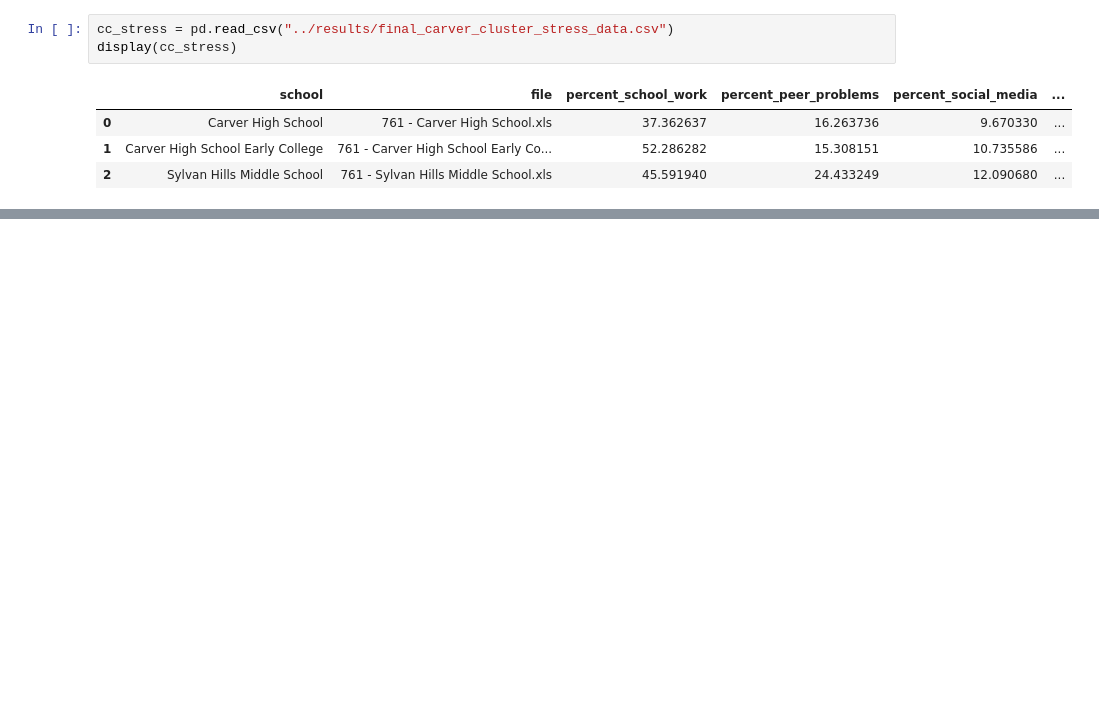
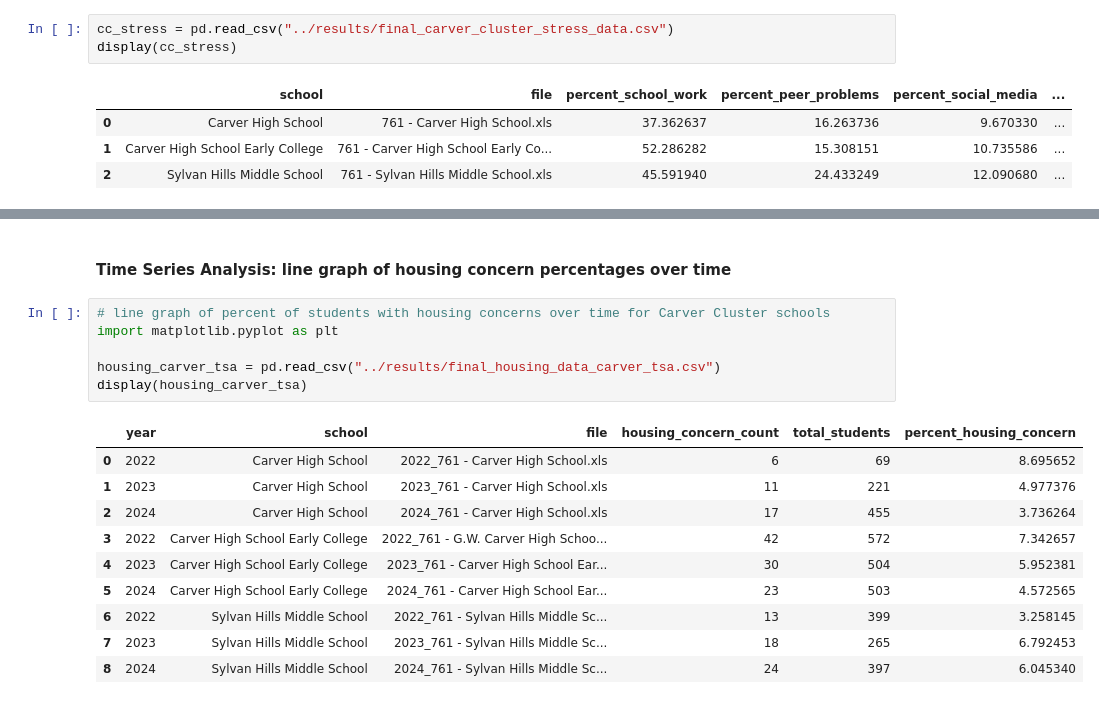
Before and after one commit to win-lau/gadoe-survey, a Jupyter notebook: analysis/carver_cluster.ipynb, the cells around one changed output, grey strips where cells are left out. Drawn from its saved outputs; the diff is of its cells as text; blank space fills up the shorter version.

```diff
--- a/analysis/carver_cluster.ipynb
+++ b/analysis/carver_cluster.ipynb
@@ -98,3 +103,22 @@ for i, row in cc_stress.iterrows():
 | 8 | percent_bully | 8.060453 |
 | 9 | percent_housing | 6.04534 |
 | 10 | percent_covid | 3.778338 |
+# %% [markdown]
+#### Time Series Analysis: line graph of housing concern percentages over time
+# %%
+# line graph of percent of students with housing concerns over time for Carver Cluster schools
+import matplotlib.pyplot as plt
+
+housing_carver_tsa = pd.read_csv("../results/final_housing_data_carver_tsa.csv")
+display(housing_carver_tsa)
+# %% [output]
+|  | year | school | file | housing_concern_count | total_students | percent_housing_concern |
+| 0 | 2022 | Carver High School | 2022_761 - Carver High School.xls | 6 | 69 | 8.695652 |
+| 1 | 2023 | Carver High School | 2023_761 - Carver High School.xls | 11 | 221 | 4.977376 |
+| 2 | 2024 | Carver High School | 2024_761 - Carver High School.xls | 17 | 455 | 3.736264 |
+| 3 | 2022 | Carver High School Early College | 2022_761 - G.W. Carver High Schoo... | 42 | 572 | 7.342657 |
+| 4 | 2023 | Carver High School Early College | 2023_761 - Carver High School Ear... | 30 | 504 | 5.952381 |
+| 5 | 2024 | Carver High School Early College | 2024_761 - Carver High School Ear... | 23 | 503 | 4.572565 |
+| 6 | 2022 | Sylvan Hills Middle School | 2022_761 - Sylvan Hills Middle Sc... | 13 | 399 | 3.258145 |
+| 7 | 2023 | Sylvan Hills Middle School | 2023_761 - Sylvan Hills Middle Sc... | 18 | 265 | 6.792453 |
+| 8 | 2024 | Sylvan Hills Middle School | 2024_761 - Sylvan Hills Middle Sc... | 24 | 397 | 6.045340 |
```
Also changed, not shown: parts of 4 cells of this notebook.
